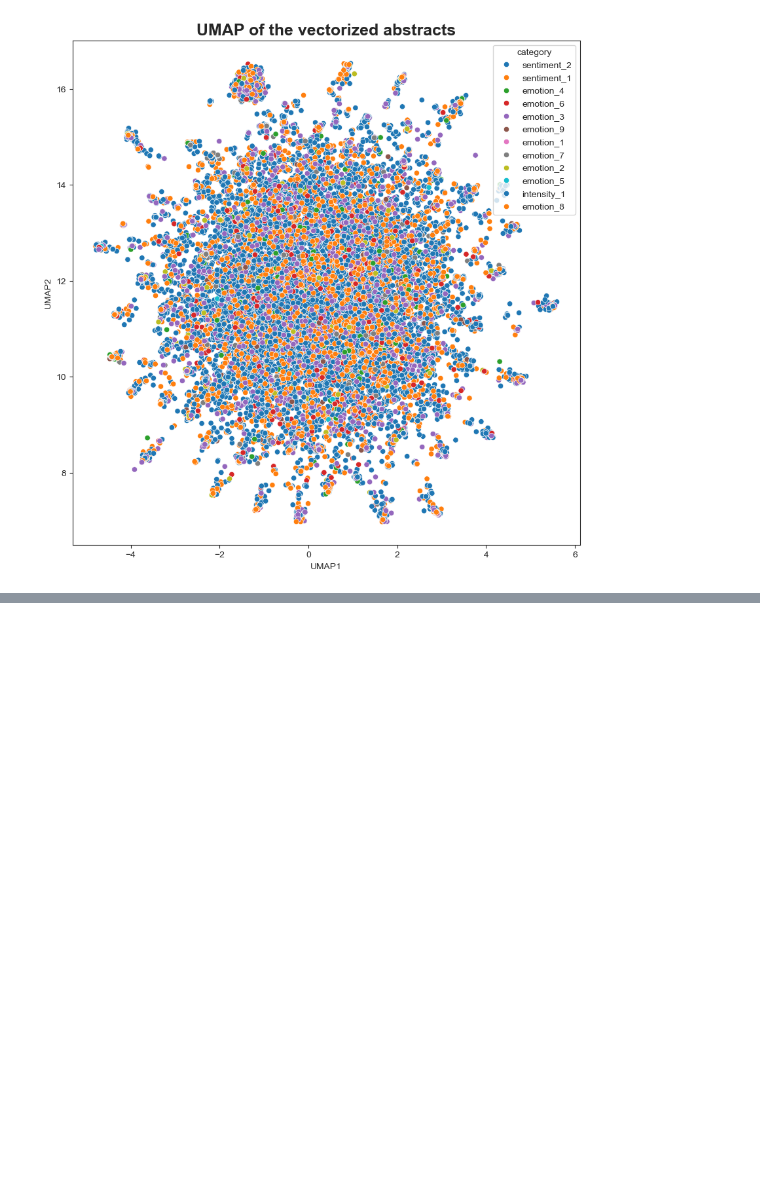
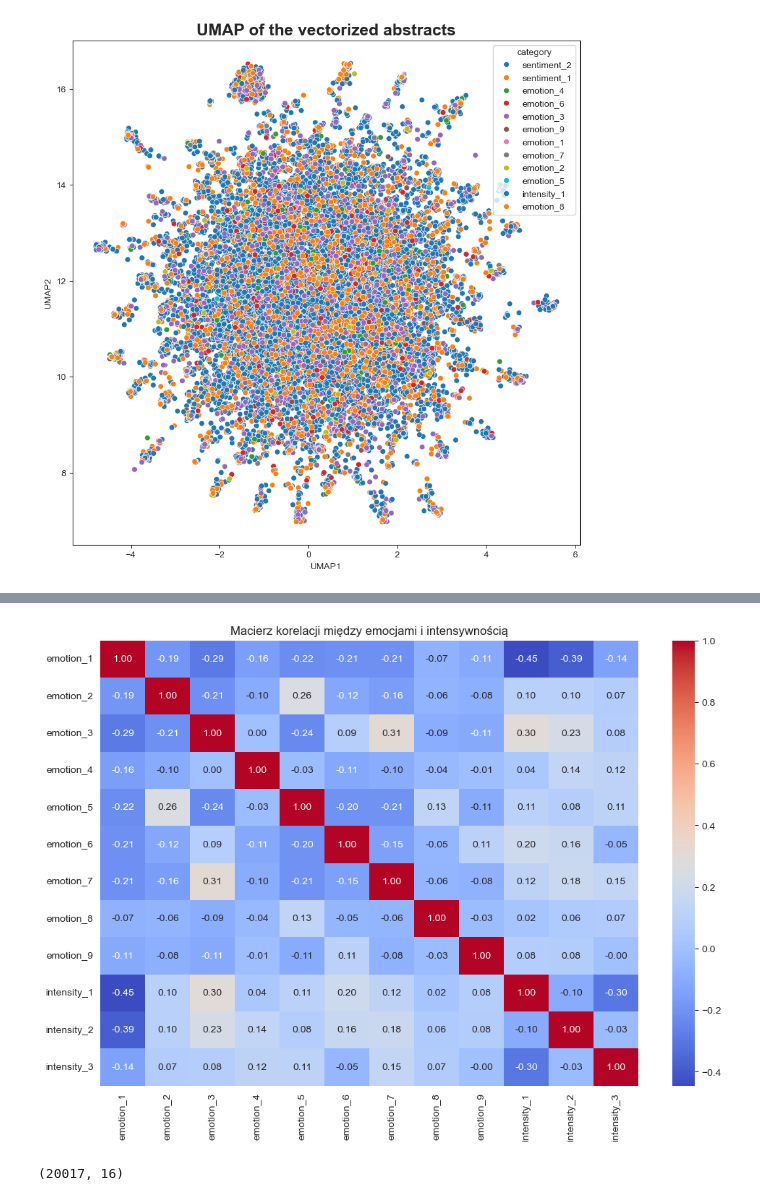
Before and after one commit to JuliaWieczorek/meisd_project, a Jupyter notebook: data_preparation.ipynb, the cells around one changed output, grey strips where cells are left out. Drawn from its saved outputs; the diff is of its cells as text; code cells hidden in the pictures; blank space fills up the shorter version.

```diff
--- a/data_preparation.ipynb
+++ b/data_preparation.ipynb
@@ -359,0 +423,5 @@ plt.show()
+# %%
+selected_columns = ['emotion_1', 'emotion_2', 'emotion_3', 'emotion_4', 'emotion_5', 'emotion_6', 'emotion_7', 'emotion_8', 'emotion_9', 'intensity_1', 'intensity_2', 'intensity_3']
+selected_df = multi_label_binarizer_MEISD[selected_columns]
+correlation_matrix = selected_df.corr(method='spearman')
+print(correlation_matrix)
@@ -359,0 +446,11 @@ plt.show()
+# %%
+plt.figure(figsize=(12,8))
+sns.heatmap(correlation_matrix, annot=True, cmap="coolwarm", fmt=".2f")
+plt.title('Macierz korelacji między emocjami i intensywnością')
+plt.show()
+# %% [output]
+[figure, added]
+# %%
+multi_label_binarizer_MEISD.shape
+# %% [output]
+(20017, 16)
```
Also changed, not shown: parts of 8 cells of this notebook, 2 other files.
